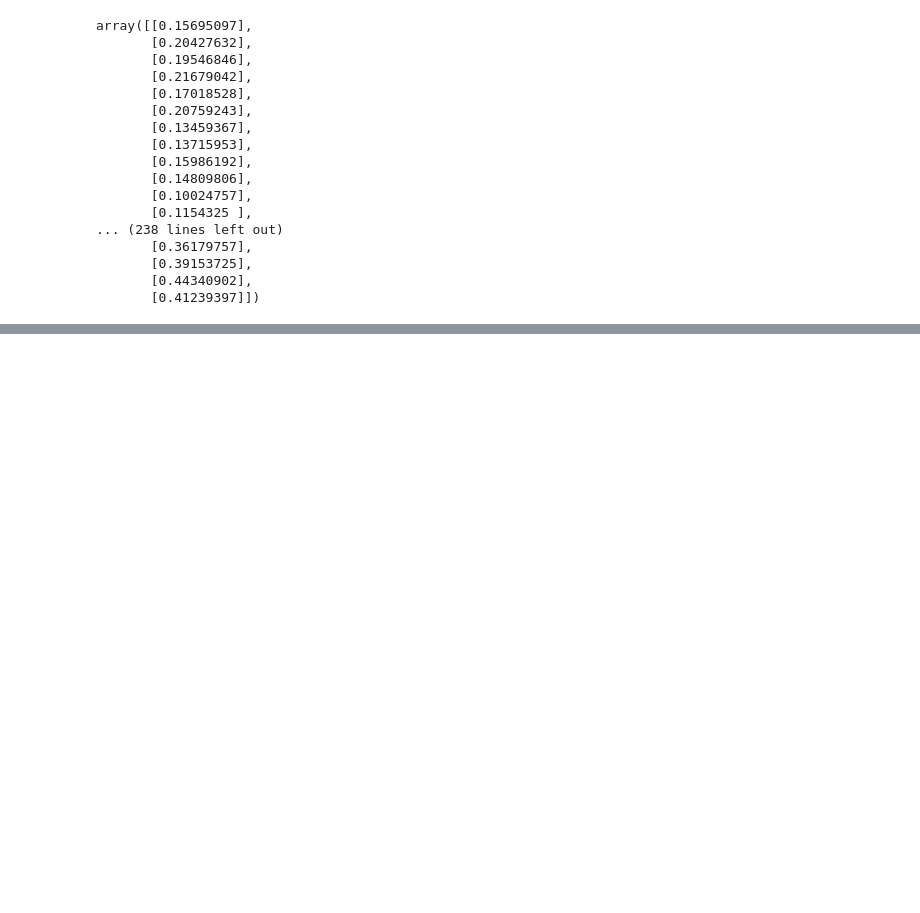
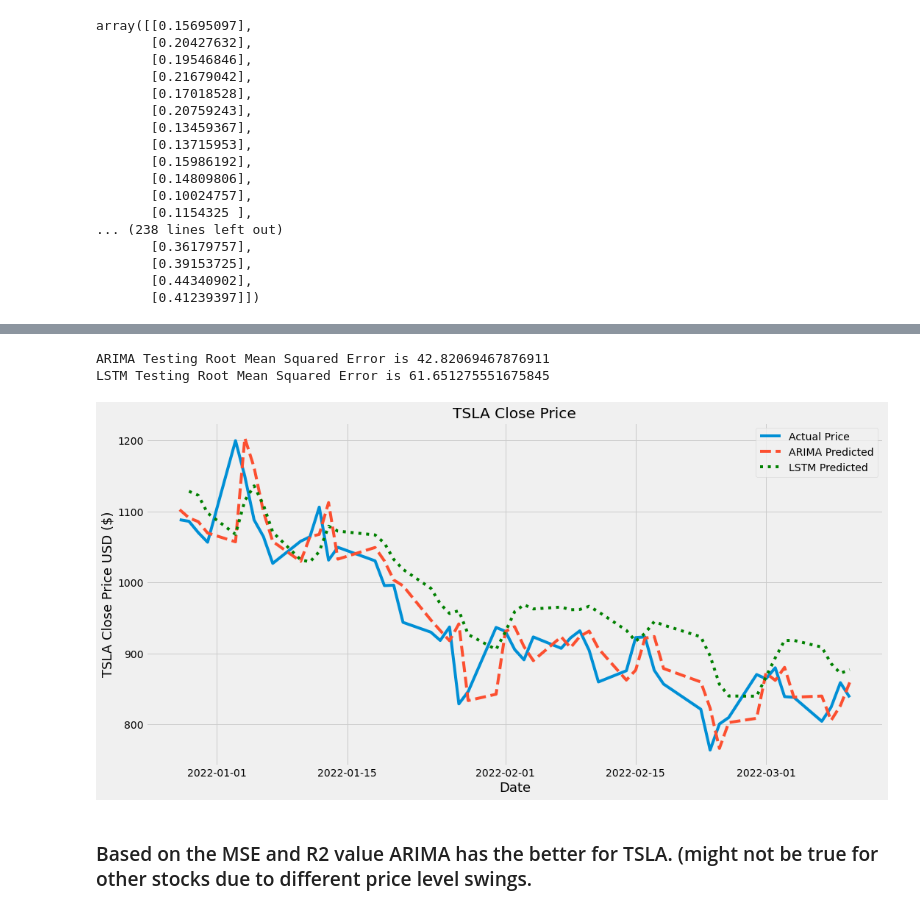
Before and after one commit to wesleylcf/sc1015-project, a Jupyter notebook: Combined.ipynb, the cells around one changed output, grey strips where cells are left out. Cells and saved outputs as stored; diff of their text form; code cells hidden in the pictures; blank space fills up the shorter version.

```diff
--- a/Combined.ipynb
+++ b/Combined.ipynb
@@ -891,0 +912,21 @@ Name: Close, dtype: float64
+# %%
+#2 models
+print('ARIMA Testing Root Mean Squared Error is {}'.format(Arima_RMSE))
+print('LSTM Testing Root Mean Squared Error is {}'.format(LSTM_RMSE))
+plt.figure(figsize=(16,8))
+
+plt.plot(test_set_range, test_data, label='Actual Price')
+plt.plot(test_set_range, model_predictions,linestyle='dashed', label='ARIMA Predicted')
+plt.plot(LSTM['Predicted'],linestyle='dotted',color='green', label ='LSTM Predicted')
+plt.title("TSLA Close Price")
+plt.xlabel('Date',fontsize=18)
+plt.ylabel("TSLA Close Price USD ($)",fontsize=18)
+
+plt.legend()
+plt.show()
+# %% [output]
+ARIMA Testing Root Mean Squared Error is 42.82069467876911
+LSTM Testing Root Mean Squared Error is 61.651275551675845
+[figure, added]
+# %% [markdown]
+### Based on the MSE and R2 value ARIMA has the better for TSLA. (might not be true for other stocks due to different price level swings.
```
Also changed, not shown: parts of 31 cells of this notebook.
